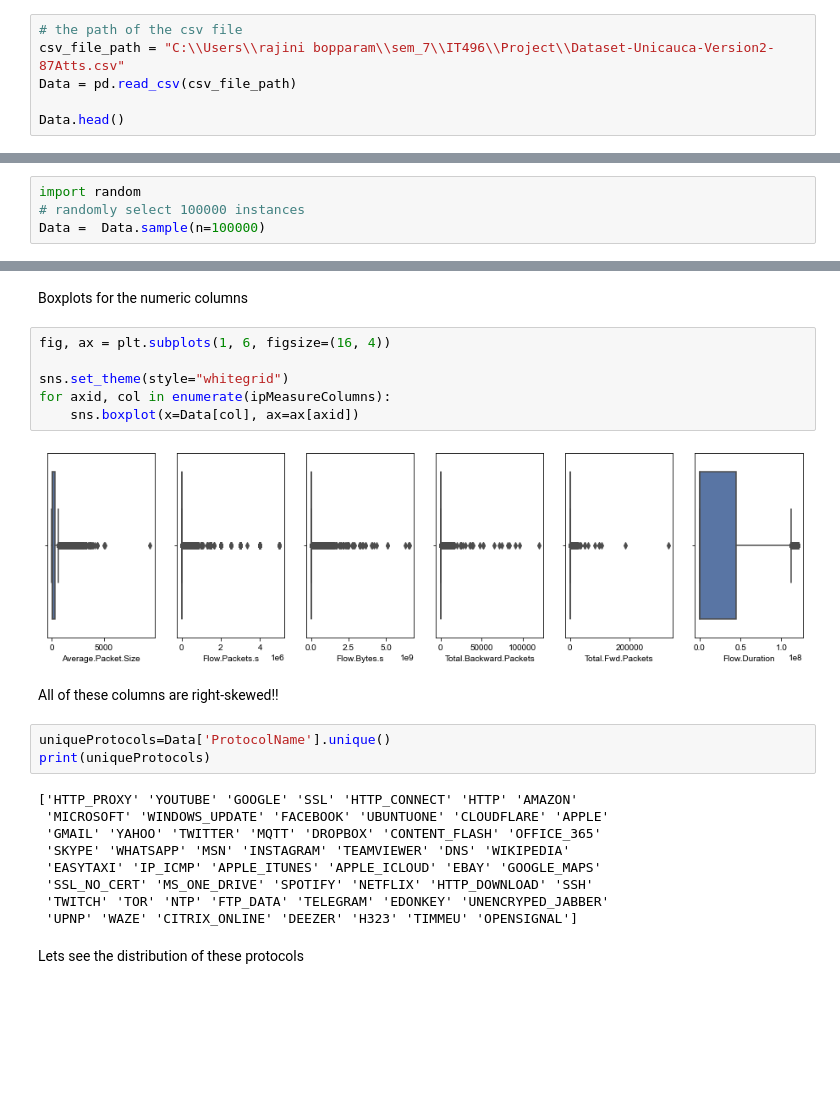
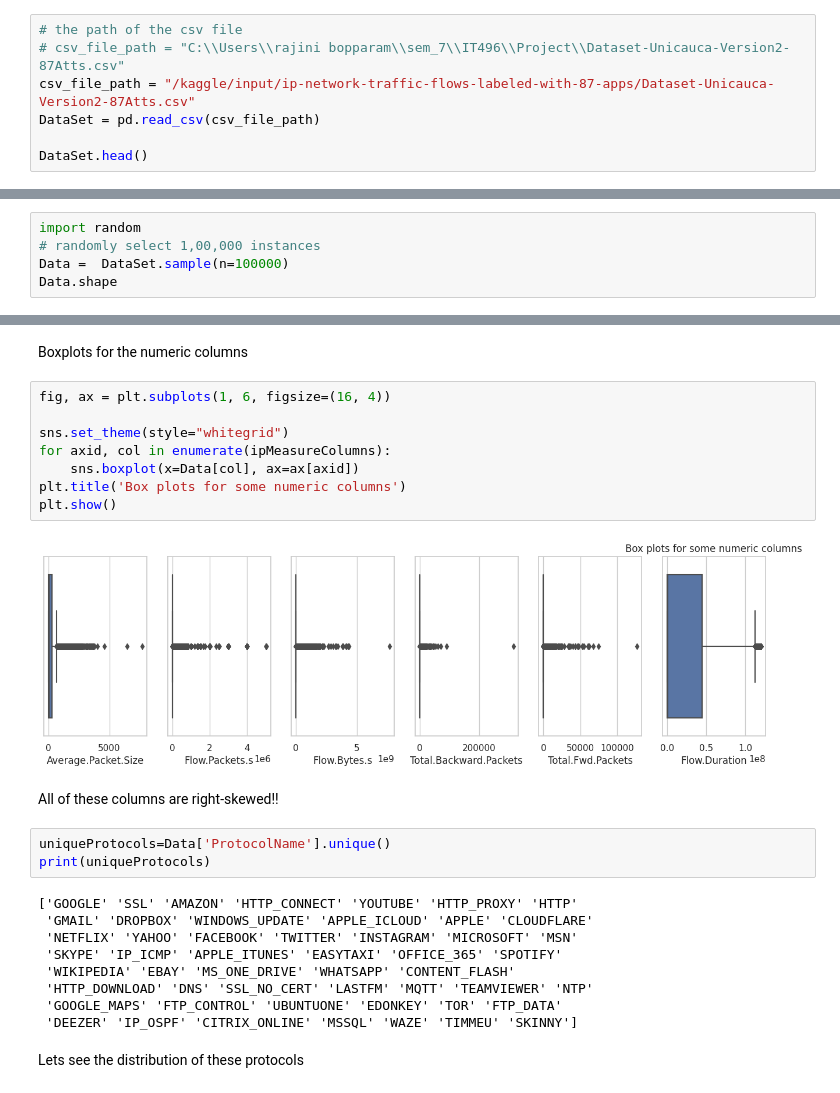
Before and after one commit to Gangaraj-eng/IT496_DataForce_CourseProject1, a Jupyter notebook: 202001107/202001107_IT496_CP2.ipynb, the cells around one changed output, grey strips where cells are left out. Cells and saved outputs as stored; diff of their text form; blank space fills up the shorter version.

```diff
--- a/202001107/202001107_IT496_CP2.ipynb
+++ b/202001107/202001107_IT496_CP2.ipynb
@@ -29,7 +29,8 @@ import seaborn as sns
 Loading the dataset
 # %%
 # the path of the csv file
-csv_file_path = "C:\\Users\\rajini bopparam\\sem_7\\IT496\\Project\\Dataset-Unicauca-Version2-87Atts.csv"
-Data = pd.read_csv(csv_file_path)
+# csv_file_path = "C:\\Users\\rajini bopparam\\sem_7\\IT496\\Project\\Dataset-Unicauca-Version2-87Atts.csv"
+csv_file_path = "/kaggle/input/ip-network-traffic-flows-labeled-with-87-apps/Dataset-Unicauca-Version2-87Atts.csv"
+DataSet = pd.read_csv(csv_file_path)
 
-Data.head()
+DataSet.head()
@@ -42,4 +53,5 @@ Reducing the dataset size due to limit in RAM
 # %%
 import random
-# randomly select 100000 instances
-Data =  Data.sample(n=100000)
+# randomly select 1,00,000 instances
+Data =  DataSet.sample(n=100000)
+Data.shape
@@ -91,25 +124,27 @@ Boxplots for the numeric columns
 # %%
 fig, ax = plt.subplots(1, 6, figsize=(16, 4))
 
 sns.set_theme(style="whitegrid")
 for axid, col in enumerate(ipMeasureColumns):
     sns.boxplot(x=Data[col], ax=ax[axid])
+plt.title('Box plots for some numeric columns')
+plt.show()
 # %% [output]
-[figure, old version]
+[figure, new version]
 # %% [markdown]
 All of these columns are right-skewed!!
 # %%
 uniqueProtocols=Data['ProtocolName'].unique()
 print(uniqueProtocols)
 # %% [output]
-['HTTP_PROXY' 'YOUTUBE' 'GOOGLE' 'SSL' 'HTTP_CONNECT' 'HTTP' 'AMAZON'
- 'MICROSOFT' 'WINDOWS_UPDATE' 'FACEBOOK' 'UBUNTUONE' 'CLOUDFLARE' 'APPLE'
- 'GMAIL' 'YAHOO' 'TWITTER' 'MQTT' 'DROPBOX' 'CONTENT_FLASH' 'OFFICE_365'
- 'SKYPE' 'WHATSAPP' 'MSN' 'INSTAGRAM' 'TEAMVIEWER' 'DNS' 'WIKIPEDIA'
- 'EASYTAXI' 'IP_ICMP' 'APPLE_ITUNES' 'APPLE_ICLOUD' 'EBAY' 'GOOGLE_MAPS'
- 'SSL_NO_CERT' 'MS_ONE_DRIVE' 'SPOTIFY' 'NETFLIX' 'HTTP_DOWNLOAD' 'SSH'
- 'TWITCH' 'TOR' 'NTP' 'FTP_DATA' 'TELEGRAM' 'EDONKEY' 'UNENCRYPED_JABBER'
- 'UPNP' 'WAZE' 'CITRIX_ONLINE' 'DEEZER' 'H323' 'TIMMEU' 'OPENSIGNAL']
+['GOOGLE' 'SSL' 'AMAZON' 'HTTP_CONNECT' 'YOUTUBE' 'HTTP_PROXY' 'HTTP'
+ 'GMAIL' 'DROPBOX' 'WINDOWS_UPDATE' 'APPLE_ICLOUD' 'APPLE' 'CLOUDFLARE'
+ 'NETFLIX' 'YAHOO' 'FACEBOOK' 'TWITTER' 'INSTAGRAM' 'MICROSOFT' 'MSN'
+ 'SKYPE' 'IP_ICMP' 'APPLE_ITUNES' 'EASYTAXI' 'OFFICE_365' 'SPOTIFY'
+ 'WIKIPEDIA' 'EBAY' 'MS_ONE_DRIVE' 'WHATSAPP' 'CONTENT_FLASH'
+ 'HTTP_DOWNLOAD' 'DNS' 'SSL_NO_CERT' 'LASTFM' 'MQTT' 'TEAMVIEWER' 'NTP'
+ 'GOOGLE_MAPS' 'FTP_CONTROL' 'UBUNTUONE' 'EDONKEY' 'TOR' 'FTP_DATA'
+ 'DEEZER' 'IP_OSPF' 'CITRIX_ONLINE' 'MSSQL' 'WAZE' 'TIMMEU' 'SKINNY']
 # %% [markdown]
 Lets see the distribution of these protocols
 # %%
```
Also changed, not shown: parts of 43 cells of this notebook.
